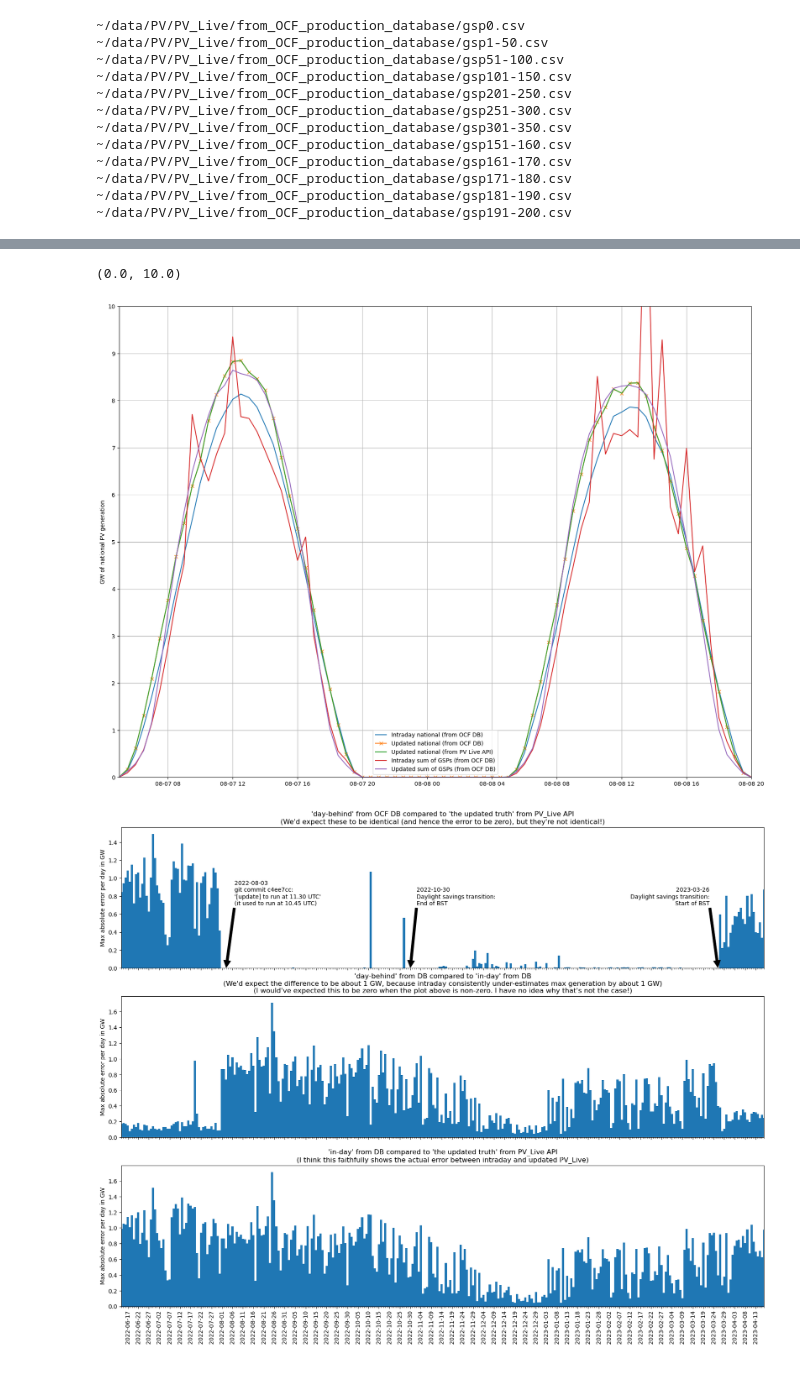
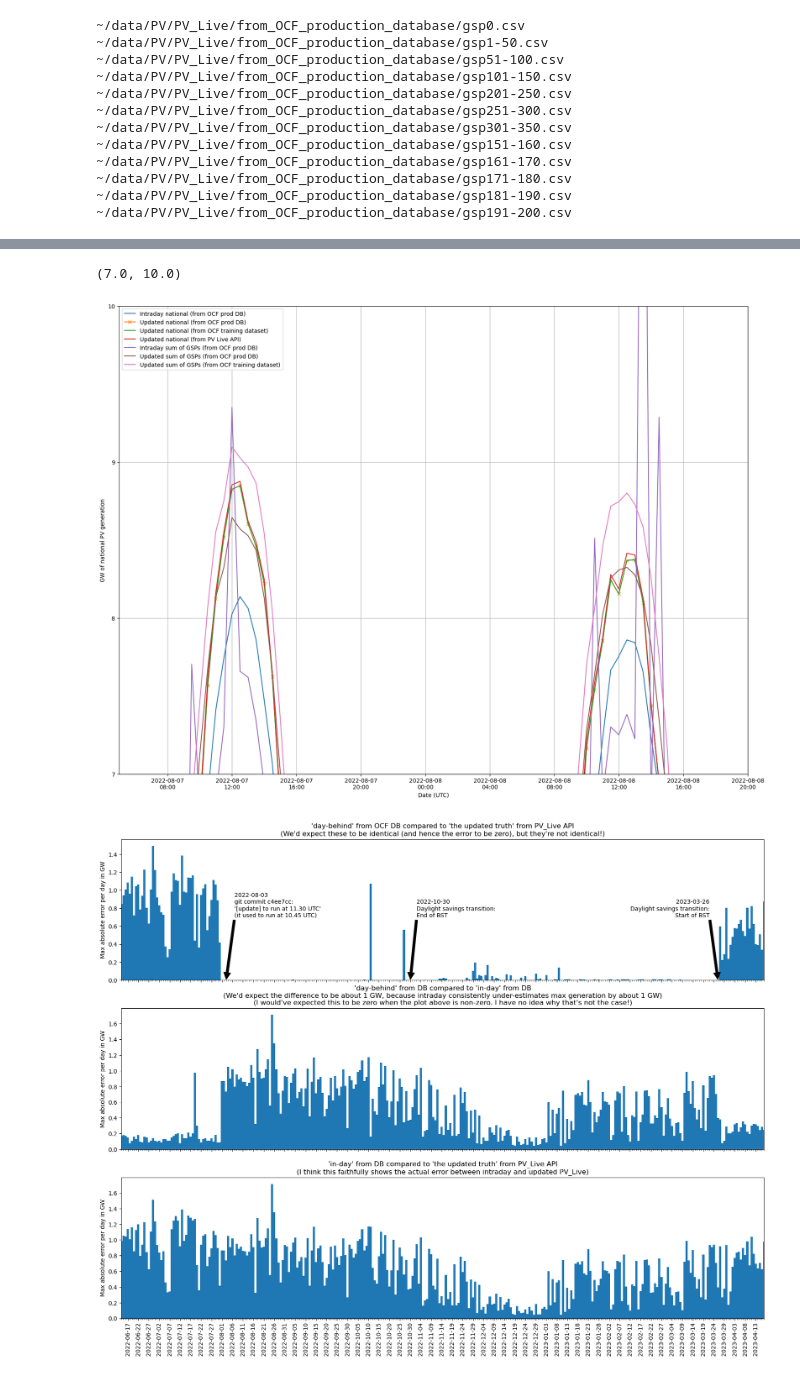
Before and after one commit to openclimatefix/analysis_of_pv_live, a Jupyter notebook: notebooks/plot_error_between_intraday_PV_Live_and_updated_PV_Live.ipynb, the cells around one changed output, grey strips where cells are left out. Saved outputs shown, nothing was run; the diff lists cells and outputs as text; code cells hidden in the pictures.

Commit message:
Adding lots more analysis of NMAE of PV_Live national updated vs initial estimate

```diff
--- a/notebooks/plot_error_between_intraday_PV_Live_and_updated_PV_Live.ipynb
+++ b/notebooks/plot_error_between_intraday_PV_Live_and_updated_PV_Live.ipynb
@@ -33,5 +52,5 @@ national_gw_from_pv_live_api = pvl.between(
 # %%
-def get_gsp_data() -> pd.DataFrame:
+def get_gsp_data_extracted_from_ocf_prod_db() -> pd.DataFrame:
     dfs = []
     filenames = ["gsp0.csv", "gsp1-50.csv", "gsp51-100.csv", "gsp101-150.csv", "gsp201-250.csv", "gsp251-300.csv", "gsp301-350.csv"]
     for start_gsp_id in range(151, 200, 10):
@@ -46,7 +65,7 @@ def get_gsp_data() -> pd.DataFrame:
             names=["created_utc", "regime", "solar_generation_kw", "datetime_utc", "gsp_id", "gsp_name", "region_name", "installed_capacity_mw"],
             parse_dates=["datetime_utc"],
             index_col="datetime_utc",
-            usecols=["datetime_utc", "regime", "solar_generation_kw", "gsp_id"],
+            usecols=["datetime_utc", "regime", "solar_generation_kw", "gsp_id", "installed_capacity_mw"],
             dtype={"regime": "category", "gsp_id": np.int16, "solar_generation_kw": np.float32},
             ).tz_localize("UTC")
         df.solar_generation_kw /= 1E6
@@ -54,7 +73,7 @@ def get_gsp_data() -> pd.DataFrame:
         dfs.append(df)
     return pd.concat(dfs)
 
-df = get_gsp_data()
+pvl_gsp_gw_from_ocf_prod_db = get_gsp_data_extracted_from_ocf_prod_db()
 # %% [output]
 ~/data/PV/PV_Live/from_OCF_production_database/gsp0.csv
 ~/data/PV/PV_Live/from_OCF_production_database/gsp1-50.csv
@@ -96,7 +90,7 @@ Name: solar_generation_gw, Length: 15484, dtype: float32
 # %%
-intraday_mask = df.regime == "in-day"
-intraday = df.loc[intraday_mask]
-updated = df.loc[~intraday_mask]
+intraday_mask = pvl_gsp_gw_from_ocf_prod_db.regime == "in-day"
+intraday_from_ocf_prod_db = pvl_gsp_gw_from_ocf_prod_db.loc[intraday_mask]
+updated_from_ocf_prod_db = pvl_gsp_gw_from_ocf_prod_db.loc[~intraday_mask]
 
 def get_national(df: pd.DataFrame) -> pd.Series:
     return df.loc[df.gsp_id == 0].solar_generation_gw
@@ -104,10 +98,10 @@ def get_national(df: pd.DataFrame) -> pd.Series:
 def get_sum_of_gsps(df: pd.DataFrame) -> pd.Series:
     return df.loc[df.gsp_id != 0].groupby("datetime_utc").solar_generation_gw.sum()
 
-intraday_national = get_national(intraday)
-updated_national = get_national(updated)
-intraday_sum_of_gsps = get_sum_of_gsps(intraday)
-updated_sum_of_gsps = get_sum_of_gsps(updated)
+intraday_national_from_ocf_prod_db = get_national(intraday_from_ocf_prod_db)
+updated_national_from_ocf_prod_db = get_national(updated_from_ocf_prod_db)
+intraday_sum_of_gsps_from_ocf_prod_db = get_sum_of_gsps(intraday_from_ocf_prod_db)
+updated_sum_of_gsps_from_ocf_prod_db = get_sum_of_gsps(updated_from_ocf_prod_db)
 # %%
 PLOT_SUM_OF_GSPS: Final[bool] = True
 
@@ -117,55 +111,57 @@ END_DATE: Final[str] = "2022-08-08 20:00"
 fig, ax = plt.subplots()
 
 ax.plot(
-    intraday_national[START_DATE:END_DATE],
-    label="Intraday national (from OCF DB)",
+    intraday_national_from_ocf_prod_db[START_DATE:END_DATE],
+    label="Intraday national (from OCF prod DB)",
 )
 
 ax.plot(
-    updated_national[START_DATE:END_DATE],
-    label="Updated national (from OCF DB)",
+    updated_national_from_ocf_prod_db[START_DATE:END_DATE],
+    label="Updated national (from OCF prod DB)",
     marker="x",
 )
 
-# ax.plot(
-#     ds.sel(gsp_id=0, datetime_gmt=slice(START_DATE, END_DATE))["generation_mw"].to_series() / 1E3,
-#     label="Updated national (from training dataset)",
-# )
+ax.plot(
+    ocf_training_dataset.sel(gsp_id=0, datetime_gmt=slice(START_DATE, END_DATE))["generation_mw"].to_series() / 1E3,
+    label="Updated national (from OCF training dataset)",
+)
 
 ax.plot(
     national_gw_from_pv_live_api[START_DATE:END_DATE],
     label="Updated national (from PV Live API)",
 )
 
 if PLOT_SUM_OF_GSPS:
     ax.plot(
-        intraday_sum_of_gsps[START_DATE:END_DATE],
-        label="Intraday sum of GSPs (from OCF DB)",
+        intraday_sum_of_gsps_from_ocf_prod_db[START_DATE:END_DATE],
+        label="Intraday sum of GSPs (from OCF prod DB)",
     )
 
     ax.plot(
-        updated_sum_of_gsps[START_DATE:END_DATE],
-        label="Updated sum of GSPs (from OCF DB)",
+        updated_sum_of_gsps_from_ocf_prod_db[START_DATE:END_DATE],
+        label="Updated sum of GSPs (from OCF prod DB)",
     )
 
-    # ax.plot(
-    #     ds.sel(gsp_id=slice(1, None), datetime_gmt=slice(START_DATE, END_DATE))["generation_mw"].sum("gsp_id").to_series() / 1E3,
-    #     label="Updated sum of GSPs (from training dataset)",
-    # )
+    ax.plot(
+        ocf_training_dataset.sel(gsp_id=slice(1, None), datetime_gmt=slice(START_DATE, END_DATE))["generation_mw"].sum("gsp_id").to_series() / 1E3,
+        label="Updated sum of GSPs (from OCF training dataset)",
+    )
 
 ax.legend()
 ax.grid()
 ax.set_ylim([0, ax.get_ylim()[1]])
 ax.set_ylabel("GW of national PV generation")
+ax.set_xlabel("Date (UTC)")
 ax.yaxis.set_major_locator(mticker.MultipleLocator(1))
+ax.xaxis.set_major_formatter(mdates.DateFormatter("%Y-%m-%d\n%H:%M"))
 ax.set_xlim(
     mdates.datestr2num(START_DATE),
     mdates.datestr2num(END_DATE),
 )
-ax.set_ylim([0, 10])
+ax.set_ylim([7, 10])
 # %% [output]
-(0.0, 10.0)
+(7.0, 10.0)
-[figure, old version]
+[figure, new version]
 # %%
 SIMPLE_PLOT: Final[bool] = False
 BAR_KWARGS: Final[dict] = dict(
```
Also changed, not shown: parts of 18 cells of this notebook, 1 other file.
